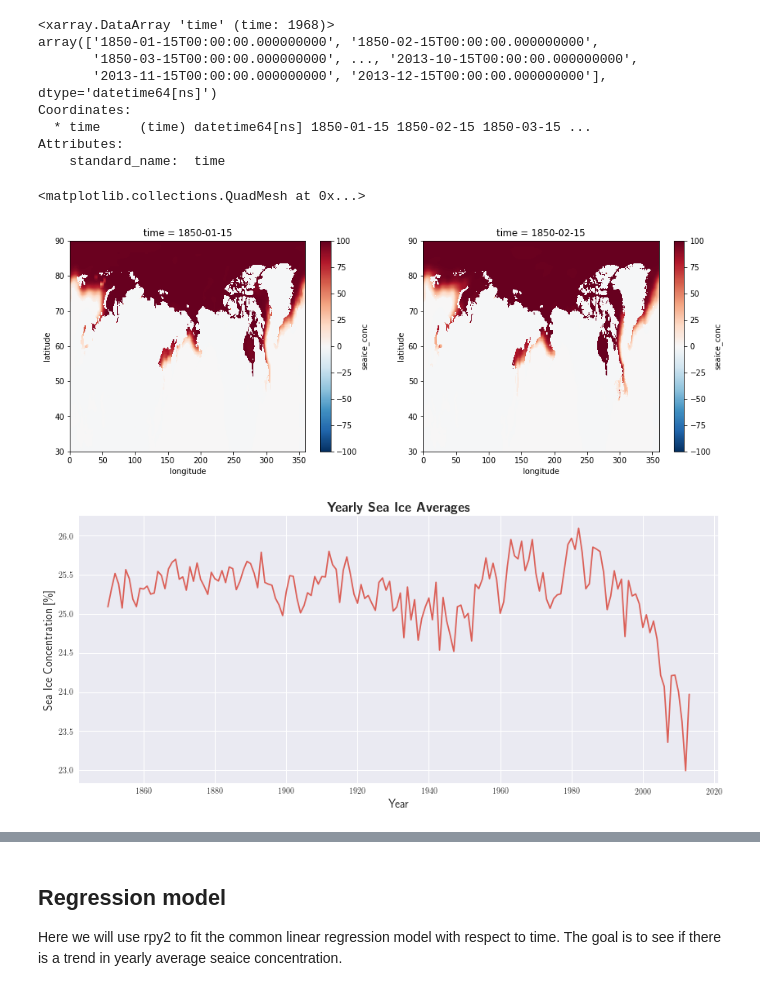
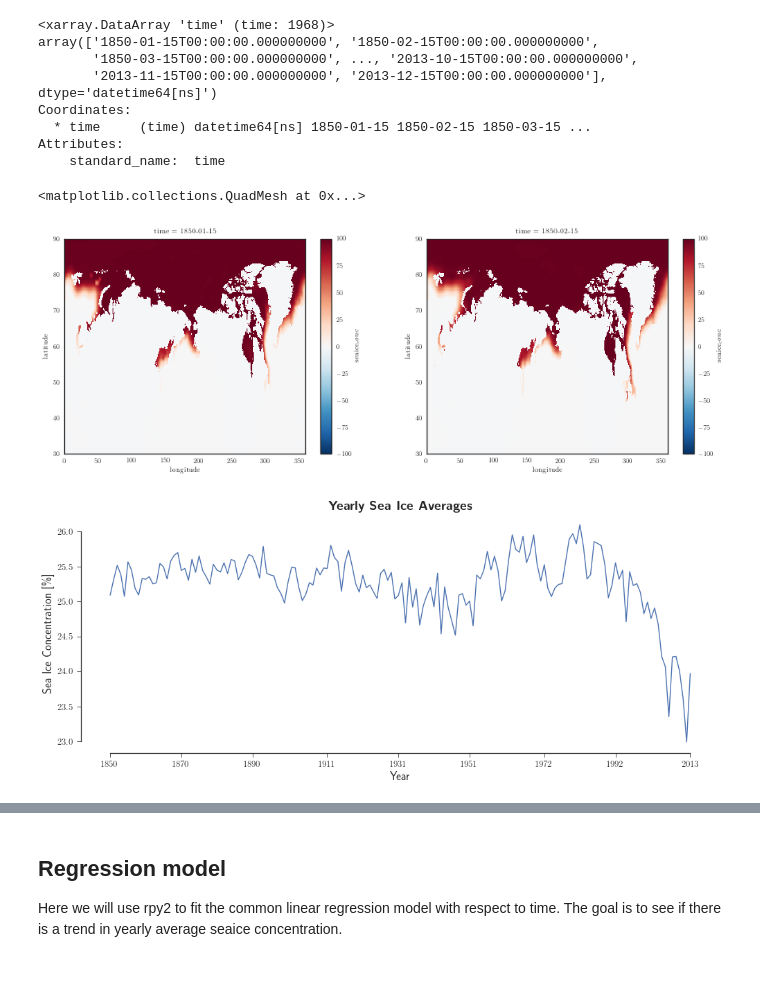
Before and after one commit to hfloresr/ArcticSea, a Jupyter notebook: notebooks/explore_seaice.ipynb, the cells around one changed output, grey strips where cells are left out. Cells and saved outputs as stored; diff of their text form; code cells hidden in the pictures.

Commit message:
reorganized folders and writeup

```diff
--- a/explore_seaice.ipynb
+++ b/notebooks/explore_seaice.ipynb
@@ -35,6 +35,12 @@ nlme = importr('nlme')
 stats = importr('stats')
 gstat = importr('gstat')  # Create symlink from anaconda envs tcl to ./lib/tcl
 sp = importr('sp')
+# %%
+def set_style():
+    plt.style.use(['seaborn-white', 'seaborn-paper'])
+    matplotlib.rc("font", family="Times New Roman")
+# %%
+set_style()
 # %%
 # Load the data
 # wget ftp://sidads.colorado.edu/pub/DATASETS/NOAA/G10010/G10010_SIBT1850_v1.1.zip
@@ -96,21 +102,26 @@ nc.seaice_conc[0].plot(ax=ax1)
 nc.seaice_conc[1].plot(ax=ax2)
 # %% [output]
 <matplotlib.collections.QuadMesh at 0x...>
-[figure, old version]
+[figure, new version]
 # %%
 # Average out years
 yr_avg = nc.seaice_conc.groupby('time.year').mean()
 # %%
 f, ax = plt.subplots(1, 1, figsize=(14,6))
-
+sns.set_style("ticks")
 ax.plot(yr_avg.year.values, yr_avg.values)
-ax.set_title(r'\textbf{Yearly Sea Ice Averages}', fontsize=16)
-ax.set_ylabel(r'Sea Ice Concentration [\%]', fontsize=14)
-ax.set_xlabel(r'Year', fontsize=14)
-#f.savefig('/home/hflores/repos/kaust_presentation/yrly_avgs.eps', format='eps',
+ax.set_title(r'\textbf{Yearly Sea Ice Averages}', fontsize=19)
+ax.set_ylabel(r'Sea Ice Concentration [\%]', fontsize=17)
+ax.set_xlabel(r'Year', fontsize=17)
+ax.set_xticks(np.linspace(1850, 2013, 9, dtype=int))
+plt.xticks(fontsize=13)
+plt.yticks(fontsize=13)
+sns.despine(trim=True)
+f.tight_layout()
+#f.savefig('writeup/figs/yrly_avgs.eps', format='eps',
 #          dpi=1200, bbox_inches='tight')
 # %% [output]
-[figure, old version]
+[figure, new version]
 # %%
 yr = go.Scatter(
     x = yr_avg.year.values,
```
Also changed, not shown: parts of 2 cells of this notebook, 17 other files.
